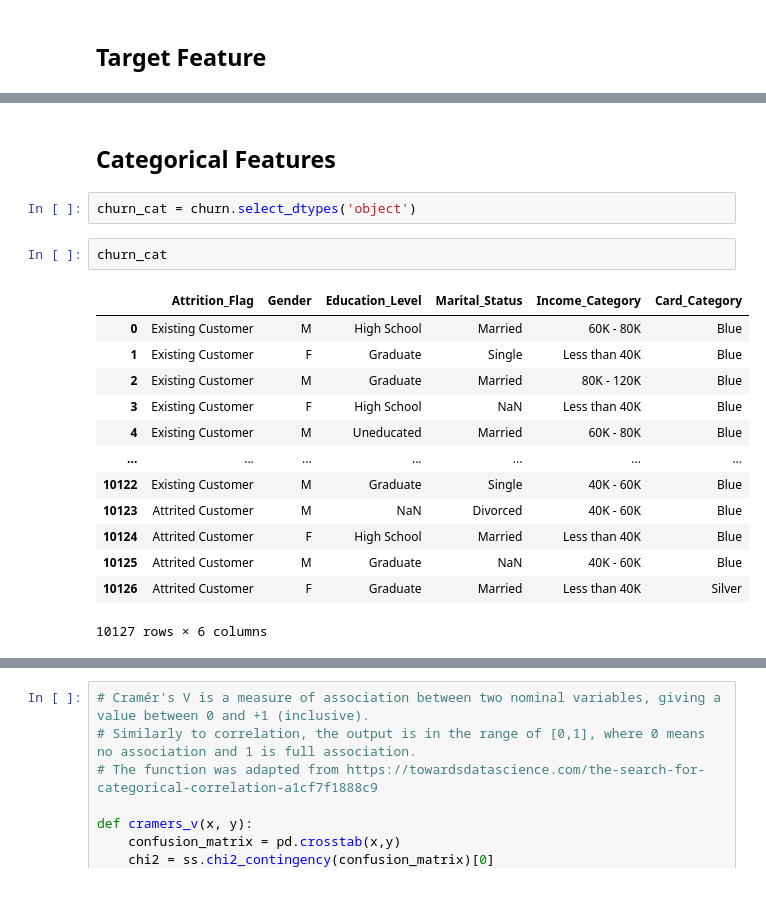
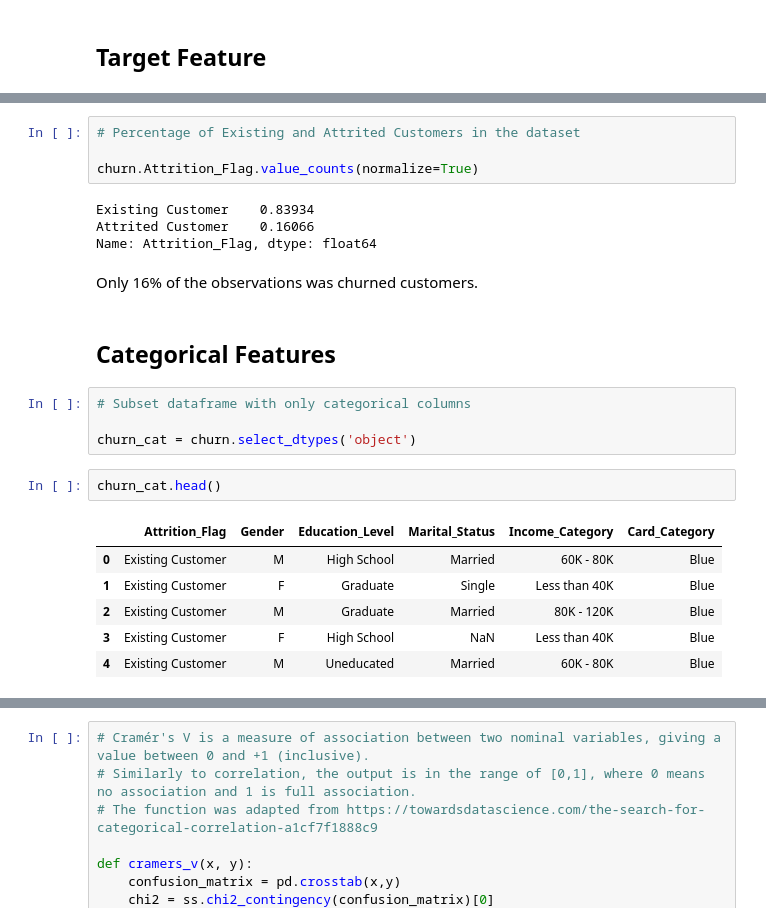
Before and after one commit to machquocvu/Springboard_Capstone2, a Jupyter notebook: Code/Capstone2_EDA.ipynb, the cells around one changed output, grey strips where cells are left out. Cells and saved outputs as stored; diff of their text form; blank space fills up the shorter version.

```diff
--- a/Code/Capstone2_EDA.ipynb
+++ b/Code/Capstone2_EDA.ipynb
@@ -89,22 +77,27 @@ Name: Attrition_Flag, dtype: float64
+# %%
+# Percentage of Existing and Attrited Customers in the dataset
+
+churn.Attrition_Flag.value_counts(normalize=True)
+# %% [output]
+Existing Customer    0.83934
+Attrited Customer    0.16066
+Name: Attrition_Flag, dtype: float64
+# %% [markdown]
+Only 16% of the observations was churned customers.
 # %% [markdown]
 ## Categorical Features
-# %%
-churn_cat = churn.select_dtypes('object')
+# %%
+# Subset dataframe with only categorical columns
+
+churn_cat = churn.select_dtypes('object')
 # %%
-churn_cat
+churn_cat.head()
 # %% [output]
 |  | Attrition_Flag | Gender | Education_Level | Marital_Status | Income_Category | Card_Category |
 | 0 | Existing Customer | M | High School | Married | 60K - 80K | Blue |
 | 1 | Existing Customer | F | Graduate | Single | Less than 40K | Blue |
 | 2 | Existing Customer | M | Graduate | Married | 80K - 120K | Blue |
 | 3 | Existing Customer | F | High School | NaN | Less than 40K | Blue |
 | 4 | Existing Customer | M | Uneducated | Married | 60K - 80K | Blue |
-| ... | ... | ... | ... | ... | ... | ... |
-| 10122 | Existing Customer | M | Graduate | Single | 40K - 60K | Blue |
-| 10123 | Attrited Customer | M | NaN | Divorced | 40K - 60K | Blue |
-| 10124 | Attrited Customer | F | High School | Married | Less than 40K | Blue |
-| 10125 | Attrited Customer | M | Graduate | NaN | 40K - 60K | Blue |
-| 10126 | Attrited Customer | F | Graduate | Married | Less than 40K | Silver |
-10127 rows × 6 columns
 # %%
 # Explore count plots on the target feature with every categorical independent features
```
Also changed, not shown: parts of 51 cells of this notebook.
